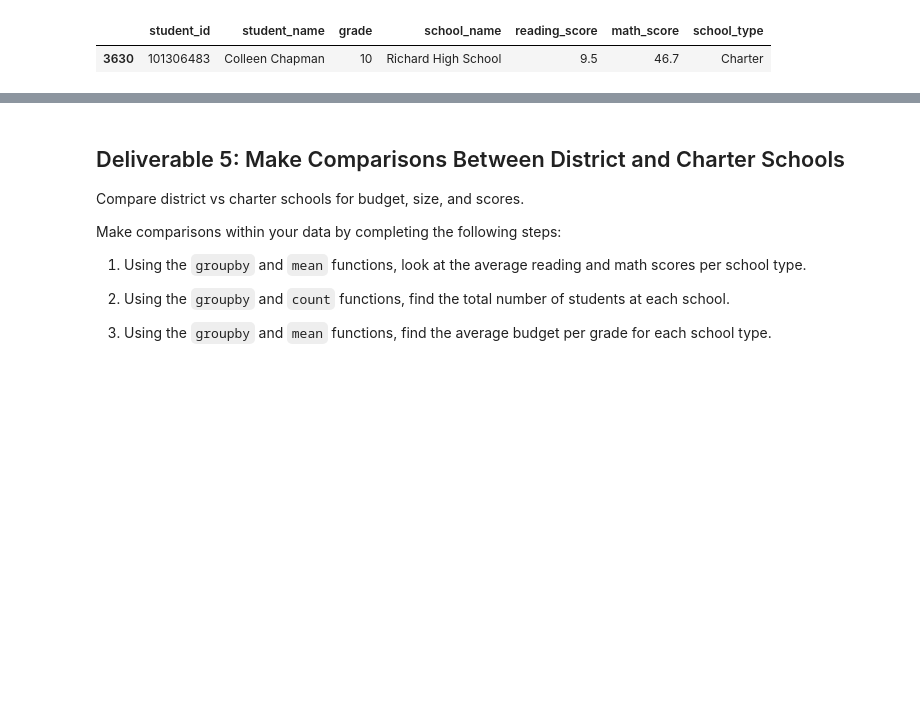
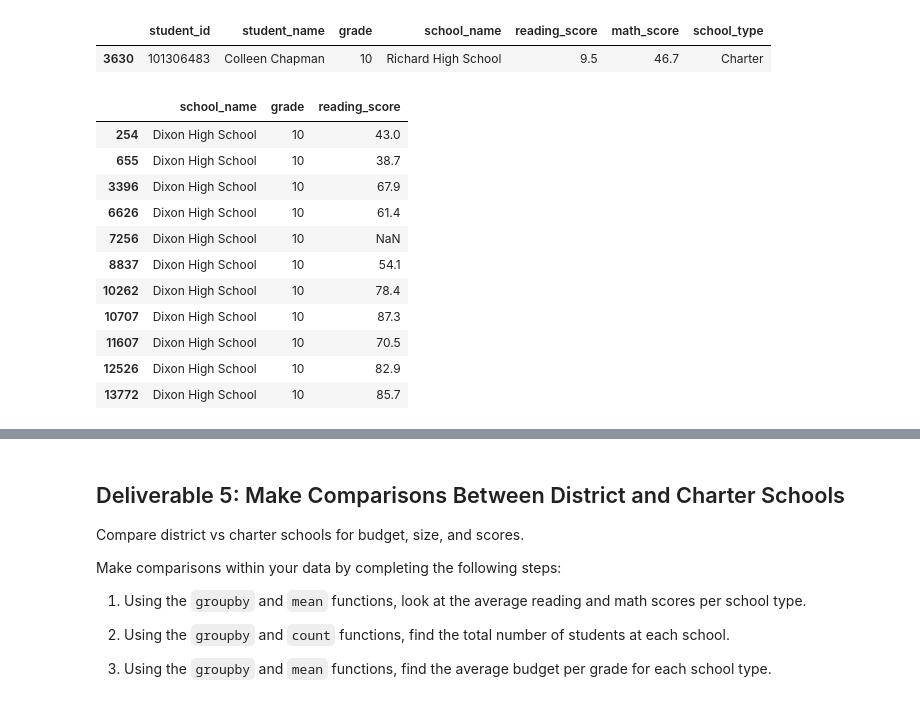
Before and after one commit to travelingshoez/school_district_analysis, a Jupyter notebook: Student_Data_Challenge_Starter_Code.ipynb, the cells around one changed output, grey strips where cells are left out. Cells and saved outputs as stored; diff of their text form; code cells hidden in the pictures; blank space fills up the shorter version.

```diff
--- a/Student_Data_Challenge_Starter_Code.ipynb
+++ b/Student_Data_Challenge_Starter_Code.ipynb
@@ -229,7 +244,21 @@ min_reading_row
 | 3630 | 101306483 | Colleen Chapman | 10 | Richard High School | 9.5 | 46.7 | Charter |
 # %%
 # Use loc with conditionals to select all reading scores from 10th graders at Dixon High School.
-reading_scores = student_df.loc[(student_df['school_name'] == 'Dixon High School') & (student_df['reading_score'] == '10'), ['school_name', 'reading_score']]
-reading_scores = student_df
+reading_scores = student_df.loc[(student_df['school_name'] == 'Dixon High School') & (student_df['grade'] == 10), ['school_name', 'grade', 'reading_score']]
+# reading_scores = reading_scores.loc[(student_df['grade'] == 10), ['school_name', 'grade', 'reading_score']]
+reading_scores
+# %% [output]
+|  | school_name | grade | reading_score |
+| 254 | Dixon High School | 10 | 43.0 |
+| 655 | Dixon High School | 10 | 38.7 |
+| 3396 | Dixon High School | 10 | 67.9 |
+| 6626 | Dixon High School | 10 | 61.4 |
+| 7256 | Dixon High School | 10 | NaN |
+| 8837 | Dixon High School | 10 | 54.1 |
+| 10262 | Dixon High School | 10 | 78.4 |
+| 10707 | Dixon High School | 10 | 87.3 |
+| 11607 | Dixon High School | 10 | 70.5 |
+| 12526 | Dixon High School | 10 | 82.9 |
+| 13772 | Dixon High School | 10 | 85.7 |
 # %%
 # Find the mean reading score for all students in grades 11 and 12 combined.
```
Also changed, not shown: parts of 16 cells of this notebook.
